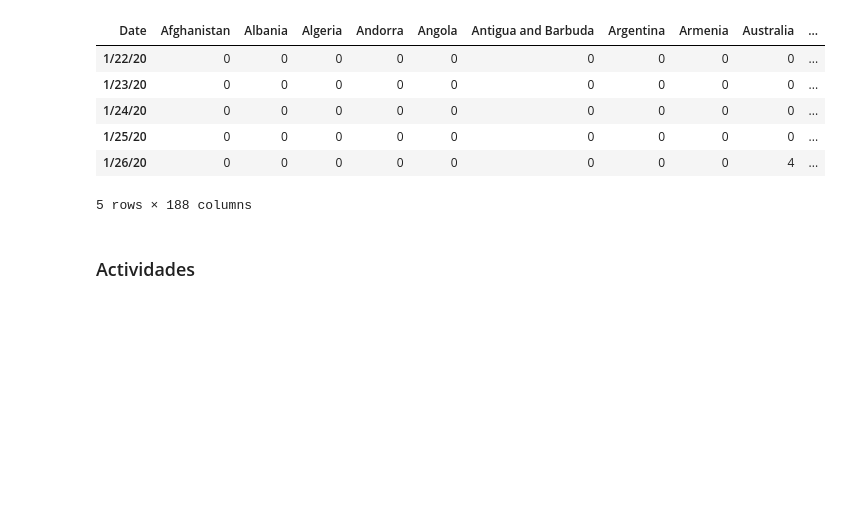
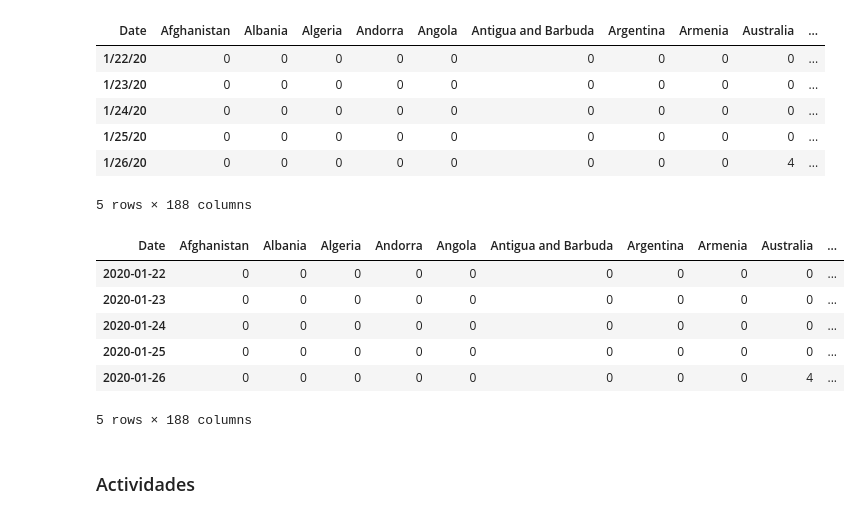
Before and after one commit to lprone/mentoria2020, a Jupyter notebook: Analisis y Visualización/Intro global serie temporal.ipynb, the cells around one changed output. Cells and saved outputs as stored; diff of their text form; code cells hidden in the pictures; blank space fills up the shorter version.

```diff
--- a/Analisis y Visualización/Intro global serie temporal.ipynb
+++ b/Analisis y Visualización/Intro global serie temporal.ipynb
@@ -108,6 +105,18 @@ df_confirmed_time_series.head()
 | 1/25/20 | 0 | 0 | 0 | 0 | 0 | 0 | 0 | 0 | 0 | ... |
 | 1/26/20 | 0 | 0 | 0 | 0 | 0 | 0 | 0 | 0 | 4 | ... |
 5 rows × 188 columns
+# %%
+df_confirmed_time_series.index = pd.to_datetime(df_confirmed_time_series.index.astype(str), format='%m/%d/%y')
+# %%
+df_confirmed_time_series.head()
+# %% [output]
+| Date | Afghanistan | Albania | Algeria | Andorra | Angola | Antigua and Barbuda | Argentina | Armenia | Australia | ... |
+| 2020-01-22 | 0 | 0 | 0 | 0 | 0 | 0 | 0 | 0 | 0 | ... |
+| 2020-01-23 | 0 | 0 | 0 | 0 | 0 | 0 | 0 | 0 | 0 | ... |
+| 2020-01-24 | 0 | 0 | 0 | 0 | 0 | 0 | 0 | 0 | 0 | ... |
+| 2020-01-25 | 0 | 0 | 0 | 0 | 0 | 0 | 0 | 0 | 0 | ... |
+| 2020-01-26 | 0 | 0 | 0 | 0 | 0 | 0 | 0 | 0 | 4 | ... |
+5 rows × 188 columns
 # %%
 import plotly.express as px # https://plotly.com/python/
 import matplotlib.pyplot as plt
```
Also changed, not shown: parts of 2 cells of this notebook, 5 other files.
